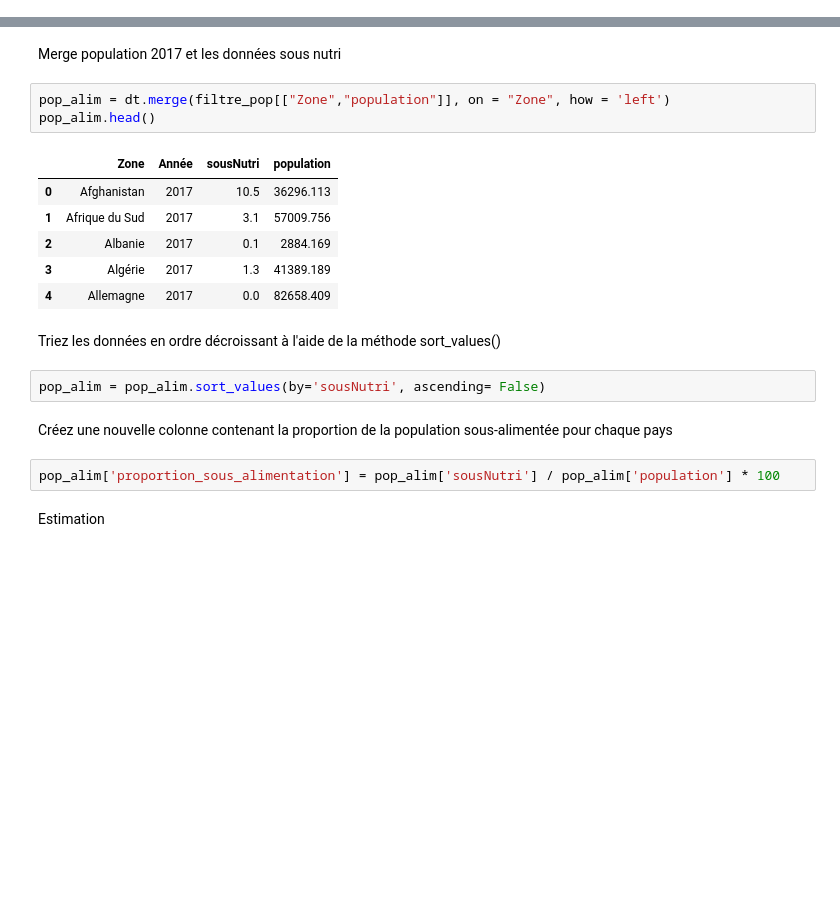
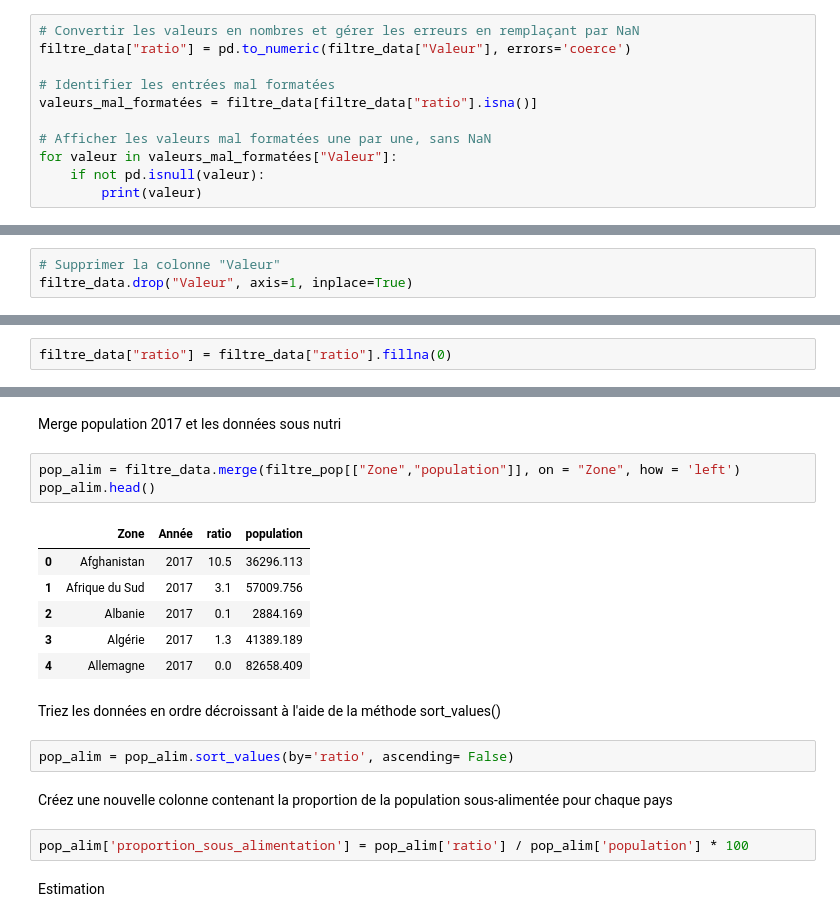
Before and after one commit to Morel-cpu/Etude-sante, a Jupyter notebook: data/projet4.ipynb, the cells around one changed output, grey strips where cells are left out. Drawn from its saved outputs; the diff is of its cells as text; blank space fills up the shorter version.

```diff
--- a/data/projet4.ipynb
+++ b/data/projet4.ipynb
@@ -248,0 +219,11 @@ dt["Valeur"] = dt["Valeur"].fillna(0)
+# %%
+# Convertir les valeurs en nombres et gérer les erreurs en remplaçant par NaN
+filtre_data["ratio"] = pd.to_numeric(filtre_data["Valeur"], errors='coerce')
+
+# Identifier les entrées mal formatées
+valeurs_mal_formatées = filtre_data[filtre_data["ratio"].isna()]
+
+# Afficher les valeurs mal formatées une par une, sans NaN
+for valeur in valeurs_mal_formatées["Valeur"]:
+    if not pd.isnull(valeur):
+        print(valeur)
@@ -248,0 +265,3 @@ dt["Valeur"] = dt["Valeur"].fillna(0)
+# %%
+# Supprimer la colonne "Valeur"
+filtre_data.drop("Valeur", axis=1, inplace=True)
@@ -248,0 +273,2 @@ dt["Valeur"] = dt["Valeur"].fillna(0)
+# %%
+filtre_data["ratio"] = filtre_data["ratio"].fillna(0)
@@ -390,10 +421,10 @@ filtre_pop.head()
 # %% [markdown]
 Merge population 2017 et les données sous nutri
 # %%
-pop_alim = dt.merge(filtre_pop[["Zone","population"]], on = "Zone", how = 'left')
+pop_alim = filtre_data.merge(filtre_pop[["Zone","population"]], on = "Zone", how = 'left')
 pop_alim.head()
 # %% [output]
-|  | Zone | Année | sousNutri | population |
+|  | Zone | Année | ratio | population |
 | 0 | Afghanistan | 2017 | 10.5 | 36296.113 |
 | 1 | Afrique du Sud | 2017 | 3.1 | 57009.756 |
 | 2 | Albanie | 2017 | 0.1 | 2884.169 |
@@ -402,11 +433,11 @@ pop_alim.head()
 # %% [markdown]
 Triez les données en ordre décroissant à l'aide de la méthode sort_values()
 # %%
-pop_alim = pop_alim.sort_values(by='sousNutri', ascending= False)
+pop_alim = pop_alim.sort_values(by='ratio', ascending= False)
 # %% [markdown]
 Créez une nouvelle colonne contenant la proportion de la population sous-alimentée pour chaque pays
 # %%
-pop_alim['proportion_sous_alimentation'] = pop_alim['sousNutri'] / pop_alim['population'] * 100
+pop_alim['proportion_sous_alimentation'] = pop_alim['ratio'] / pop_alim['population'] * 100
 # %% [markdown]
 Estimation
 # %%
```
Also changed, not shown: parts of 15 cells of this notebook.
